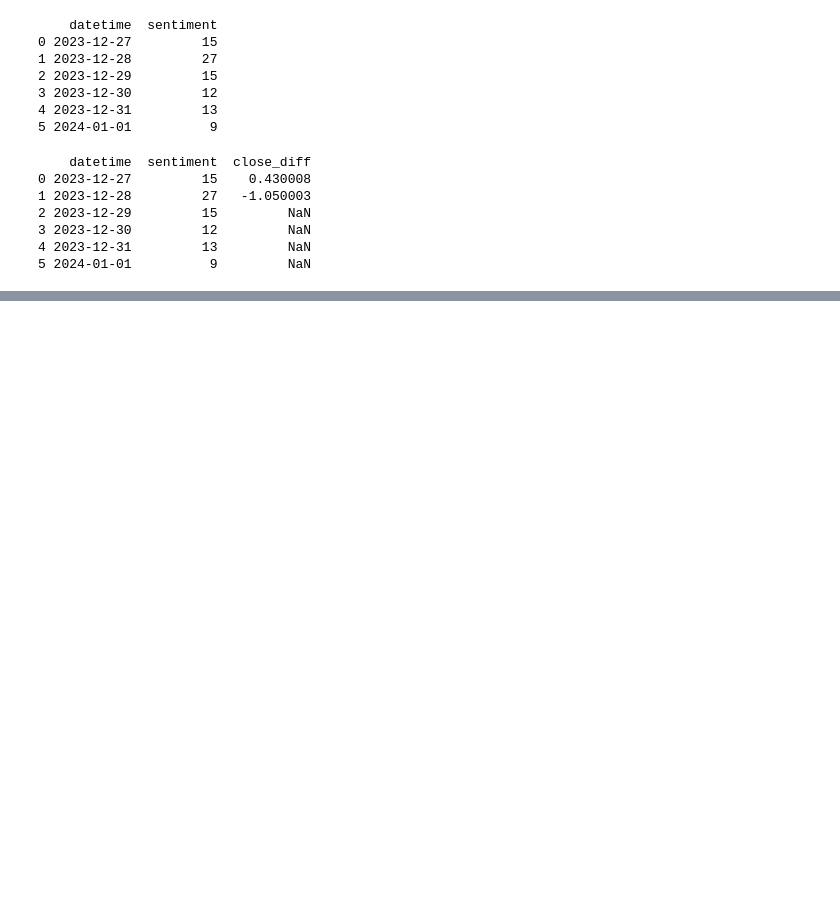
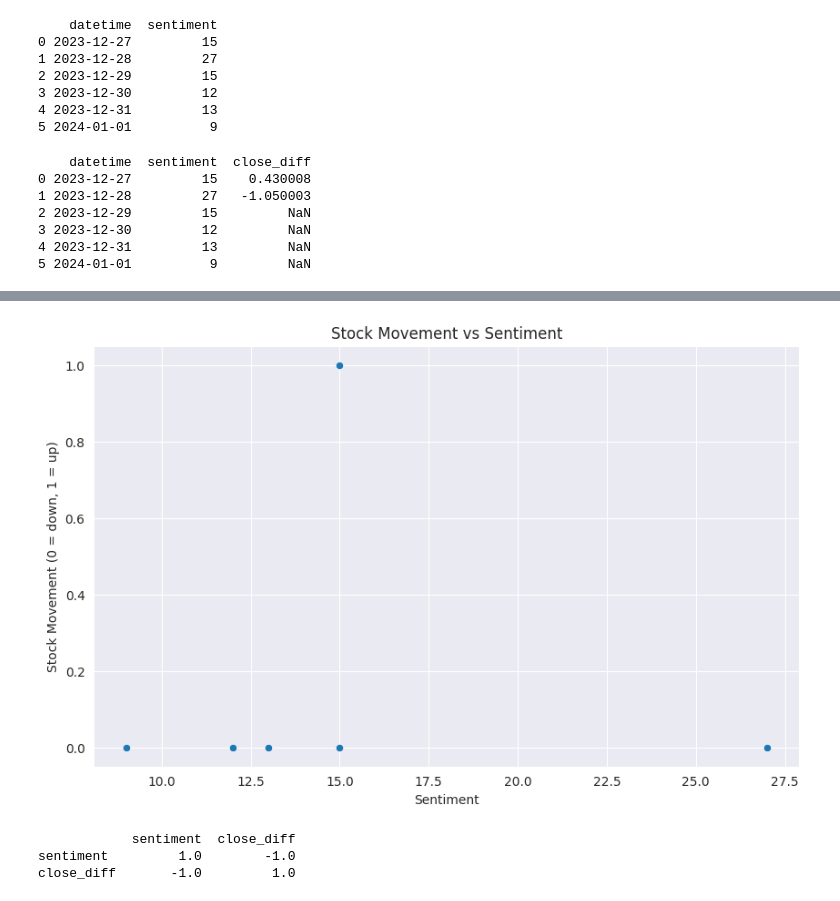
Before and after one commit to NDriDiby/AI-ML-Studio, a Jupyter notebook: StarterCode.ipynb, the cells around one changed output, grey strips where cells are left out. Saved outputs shown, nothing was run; the diff lists cells and outputs as text; code cells hidden in the pictures; blank space fills up the shorter version.

```diff
--- a/StarterCode.ipynb
+++ b/StarterCode.ipynb
@@ -117,0 +154,5 @@ print(final_df)
+# %%
+# Identify ups and down then categorize them with (0 and 1)
+# categorize stock movement (1 = up, 0 = down)
+final_df['movement'] = final_df['close_diff'].apply(lambda x: 1 if x > 0 else 0)
+final_df.head()
@@ -117,0 +166,22 @@ print(final_df)
+# %%
+# Create visual for stock mouvement and sentiment
+# visualize stock movement and sentiment
+fig, ax = plt.subplots(figsize=(10, 6))
+
+# scatter plot of sentiment vs stock movement
+sns.scatterplot(x='sentiment', y='movement', data=final_df, ax=ax)
+ax.set_title('Stock Movement vs Sentiment')
+ax.set_xlabel('Sentiment')
+ax.set_ylabel('Stock Movement (0 = down, 1 = up)')
+
+plt.show()
+# %% [output]
+[figure, added]
+# %%
+# is there any correlation between stock price and news?
+correlation = final_df[['sentiment', 'close_diff']].corr()
+print(correlation)
+# %% [output]
+            sentiment  close_diff
+sentiment         1.0        -1.0
+close_diff       -1.0         1.0
```
Also changed, not shown: parts of 6 cells of this notebook.
